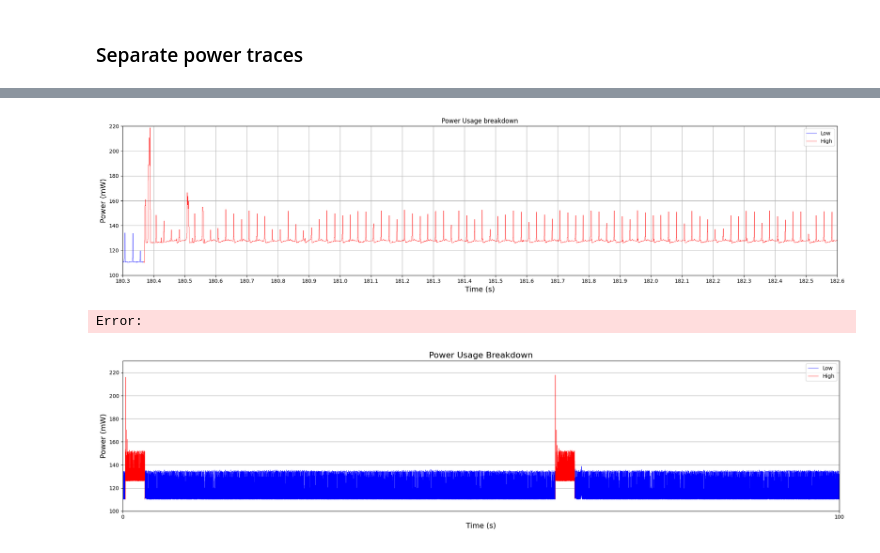
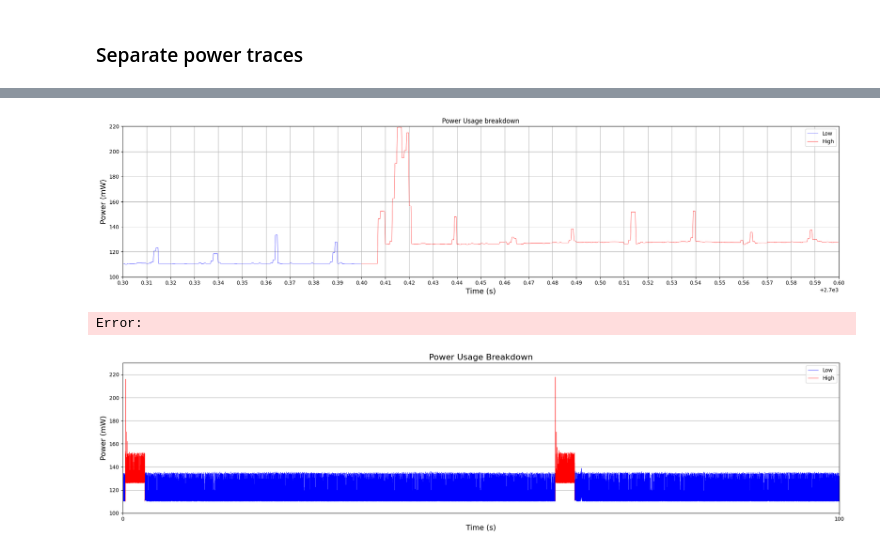
Before and after one commit to nemisis84/ASCON-encryption-for-MCUs-in-an-MQTT-network, a Jupyter notebook: data-storage/analysis/energy_consumption.ipynb, the cells around one changed output, grey strips where cells are left out. Drawn from its saved outputs; the diff is of its cells as text; code cells hidden in the pictures.

```diff
--- a/data-storage/analysis/energy_consumption.ipynb
+++ b/data-storage/analysis/energy_consumption.ipynb
@@ -9,13 +9,13 @@ import helpers as h
 from run_power_consumption import masked_ascon_traces, ascon_traces, aes_gcm_traces, none_traces, get_intervals
 from matplotlib.ticker import MultipleLocator
 # %%
-method = "ascon"
+method = "ASCON"
 
 encryption_methods = {
-    "ascon": (ascon_traces, "ascon1-6:8-12"),
-    "none": (none_traces, "none1-11"),
-    "aes-gcm": (aes_gcm_traces, "aes-gcm1-12"),
-    "masked-ascon": (masked_ascon_traces, "masked_ascon2-7:9-12")
+    "NONE": (none_traces, "none1-11"),
+    "AES-GCM": (aes_gcm_traces, "aes-gcm1-12"),
+    "ASCON": (ascon_traces, "ascon1-6:8-12"),
+    "Masked ASCON": (masked_ascon_traces, "masked-ascon2:7-9:12")
 }
 
 
@@ -68,21 +51,21 @@ segmented[segmented["is_initial_high_350ms"]]
 # %%
 #plot a 4s segment
 start = 0
 end = 1
-seq = 3
+seq = 45
 
 fig, ax = h.plot_segmented(
     segmented,
     fs=fs,
     ylim=(100, 220),
-    xlim=(seq * 60 +0.3, seq * 60 + 2.6)
+    xlim=(seq * 60 +0.3, seq * 60 + 0.6)
 )
 
 ax.set_title("Power Usage breakdown")
-ax.xaxis.set_major_locator(MultipleLocator(0.1))
+ax.xaxis.set_major_locator(MultipleLocator(0.01))
 plt.show()
 # %% [output]
-[figure, old version]
+[figure, new version]
 Error:
 # %%
 # def calulate_energy(segmented):
```
Also changed, not shown: parts of 1 cell of this notebook, 7 other files.
